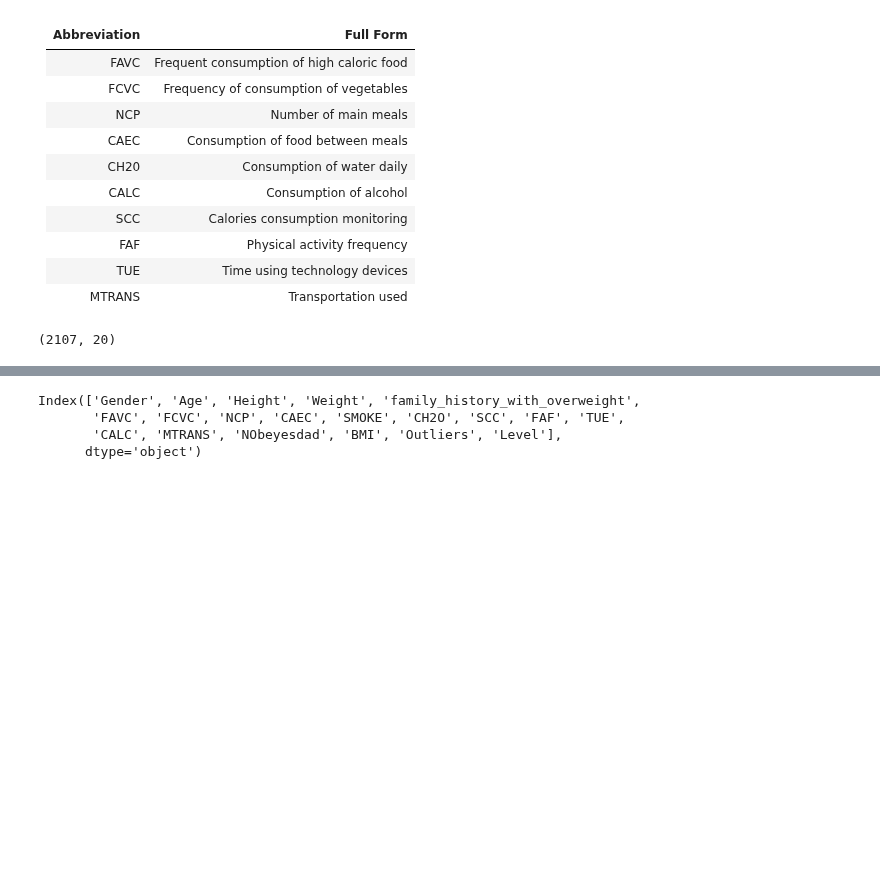
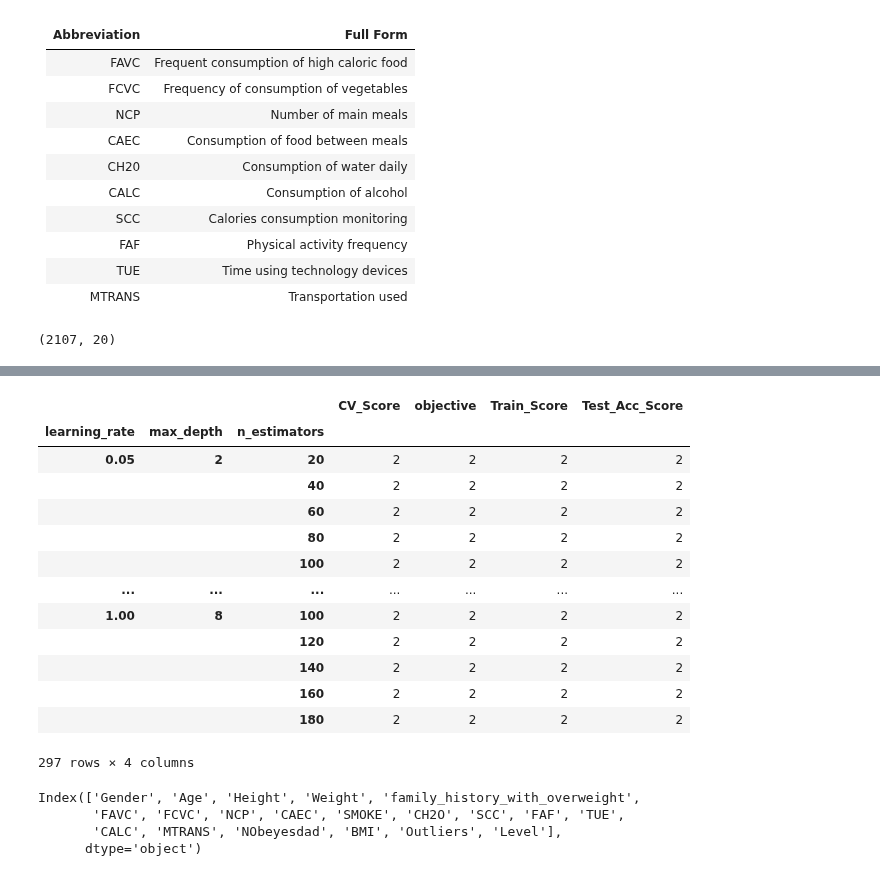
Before and after one commit to shekharbiswas/Obesity, a Jupyter notebook: Visuals.ipynb, the cells around one changed output, grey strips where cells are left out. Saved outputs shown, nothing was run; the diff lists cells and outputs as text; code cells hidden in the pictures; blank space fills up the shorter version.

```diff
--- a/Visuals.ipynb
+++ b/Visuals.ipynb
@@ -38,3 +109,20 @@ df.shape
+# %%
+res.groupby(['learning_rate', 'max_depth', 'n_estimators']).count()
+# %% [output]
+|  |  |  | CV_Score | objective | Train_Score | Test_Acc_Score |
+| learning_rate | max_depth | n_estimators |  |  |  |  |
+| 0.05 | 2 | 20 | 2 | 2 | 2 | 2 |
+|  |  | 40 | 2 | 2 | 2 | 2 |
+|  |  | 60 | 2 | 2 | 2 | 2 |
+|  |  | 80 | 2 | 2 | 2 | 2 |
+|  |  | 100 | 2 | 2 | 2 | 2 |
+| ... | ... | ... | ... | ... | ... | ... |
+| 1.00 | 8 | 100 | 2 | 2 | 2 | 2 |
+|  |  | 120 | 2 | 2 | 2 | 2 |
+|  |  | 140 | 2 | 2 | 2 | 2 |
+|  |  | 160 | 2 | 2 | 2 | 2 |
+|  |  | 180 | 2 | 2 | 2 | 2 |
+297 rows × 4 columns
 # %%
 #Data Quality : Checking with WHO data and finding the significance of the Data
 # %%
```
Also changed, not shown: parts of 7 cells of this notebook, 1 other file.
